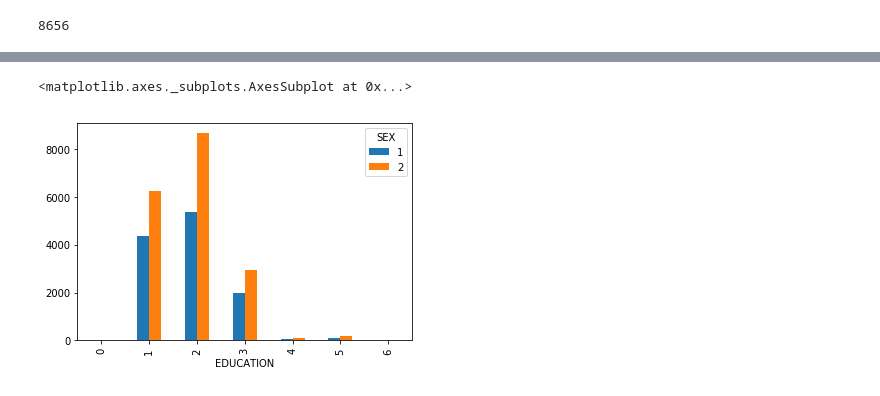
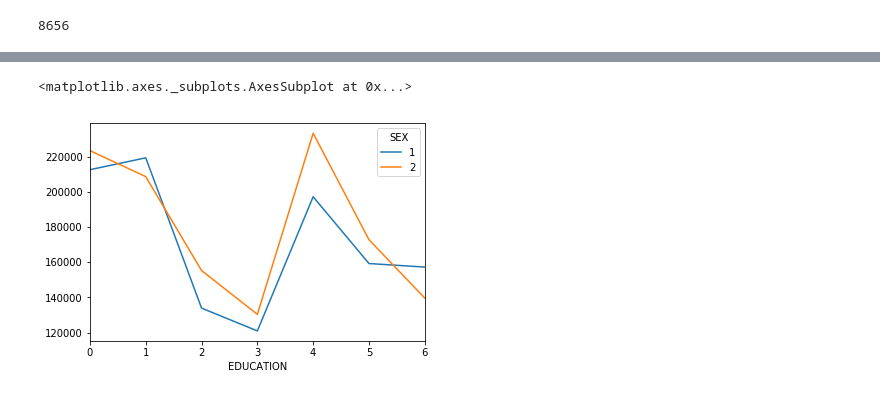
Before and after one commit to eagleors/sfml, a Jupyter notebook: hw_01/hw1-task.ipynb, the cells around one changed output, grey strips where cells are left out. Cells and saved outputs as stored; diff of their text form; code cells hidden in the pictures.

```diff
--- a/hw_01/hw1-task.ipynb
+++ b/hw_01/hw1-task.ipynb
@@ -91,3 +108,15 @@ df.pivot_table #TODO
 # принимает значение F, если значение LIMIT_BAL >700000
 
 #TODO
+def f(x):
+    return {
+                  x <=  10000: 'A',
+          10000 < x <= 100000: 'B',
+         100000 < x <= 200000: 'C',
+         200000 < x <= 400000: 'D',
+         400000 < x <= 700000: 'E',
+         700000 < x          : 'F'
+    }[True]
+
+df['LIMIT_TYPE'] = df.LIMIT_BAL.map(f)
+df[['LIMIT_BAL','LIMIT_TYPE']].head(10)
@@ -100,9 +143,10 @@ df #TODO
 # %%
 # (8) построить зависимость кредитного лимита от образования для каждого пола
 # график необходимо сделать очень широким (на весь экран)
-df #TODO
+#TODO
+df.pivot_table(values='LIMIT_BAL', index='EDUCATION', columns='SEX').plot()
 # %% [output]
 <matplotlib.axes._subplots.AxesSubplot at 0x...>
-[figure, old version]
+[figure, new version]
 # %%
 # (9) построить зависимость кредитного лимита и образования только для одного из полов
```
Also changed, not shown: parts of 7 cells of this notebook, 1 other file.
